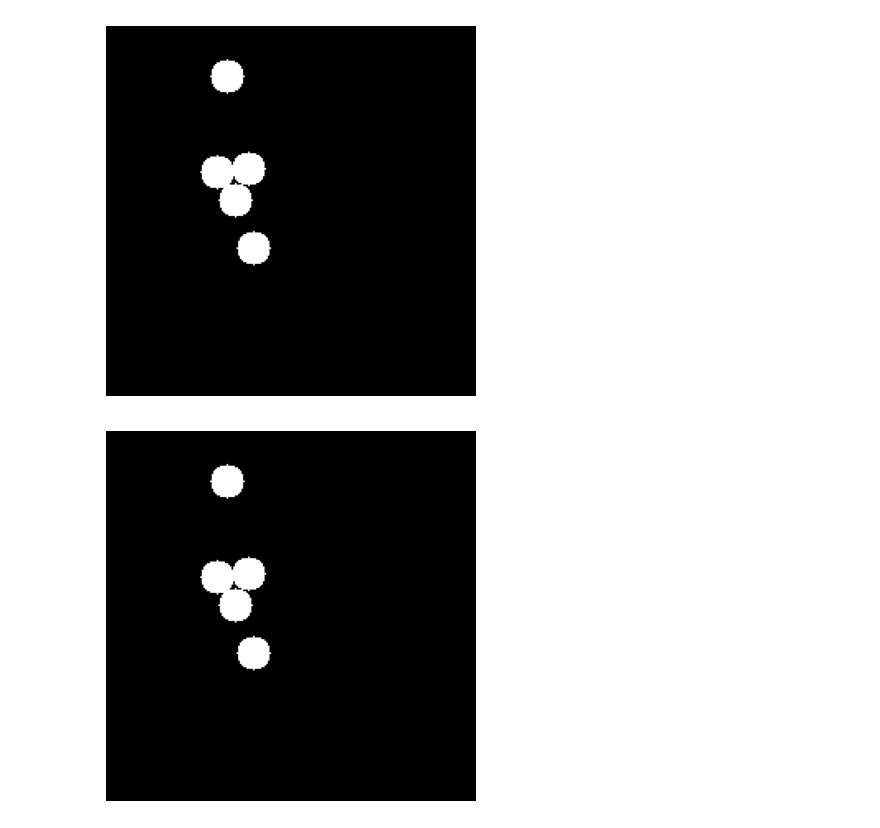
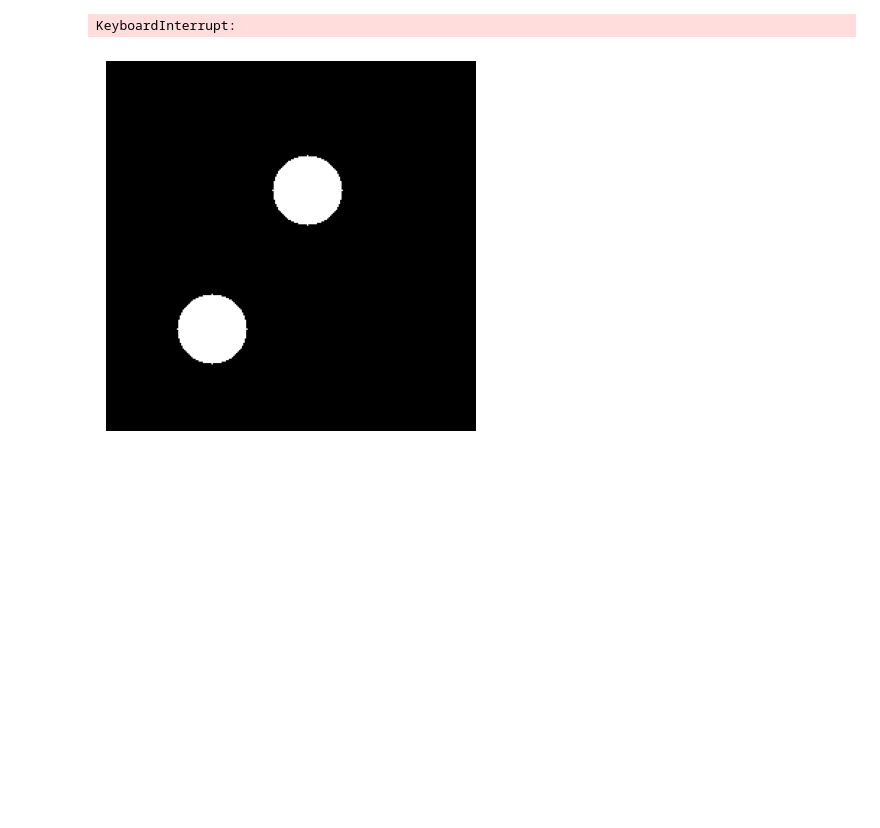
Before and after one commit to PokjiML/video-generation-project, a Jupyter notebook: generate_ball.ipynb, the cells around one changed output. Drawn from its saved outputs; the diff is of its cells as text; code cells hidden in the pictures; blank space fills up the shorter version.

```diff
--- a/generate_ball.ipynb
+++ b/generate_ball.ipynb
@@ -223,15 +223,15 @@ generate_seq_folder_dataset(num_balls=5, frame_size=256)
 # %%
-frames = generate_bouncing_balls_sequence(num_balls=5, seq_len=128, gravity=400, ball_radius=10, speed_range=(3, 6), frame_size=256)
+frames = generate_bouncing_balls_sequence(num_balls=2, seq_len=50, gravity=2500, ball_radius=24, speed_range=(3, 6), frame_size=256)
 # %%
 from IPython.display import clear_output, display
 import matplotlib.pyplot as plt
 
 for frame in frames[:100]:
     clear_output(wait=True)
     plt.imshow(cv2.cvtColor(frame, cv2.COLOR_BGR2RGB))
     plt.axis('off')
     display(plt.gcf())
-    plt.pause(0.03)
+    # plt.pause(0.03)
 # %% [output]
+KeyboardInterrupt:
-[figure, old version]
+[figure, new version]
-[figure, removed]
```
Also changed, not shown: parts of 1 cell of this notebook, 3 other files.
